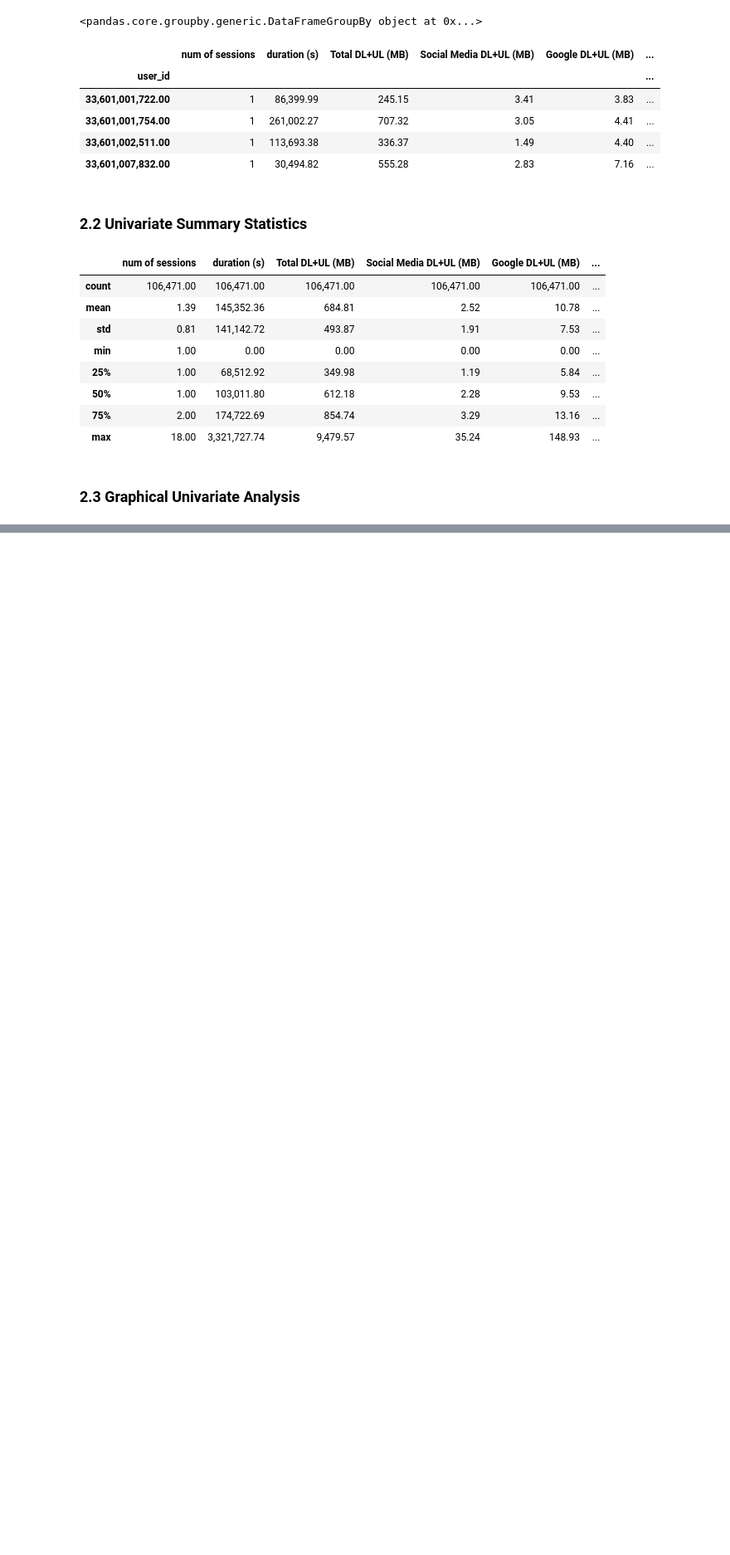
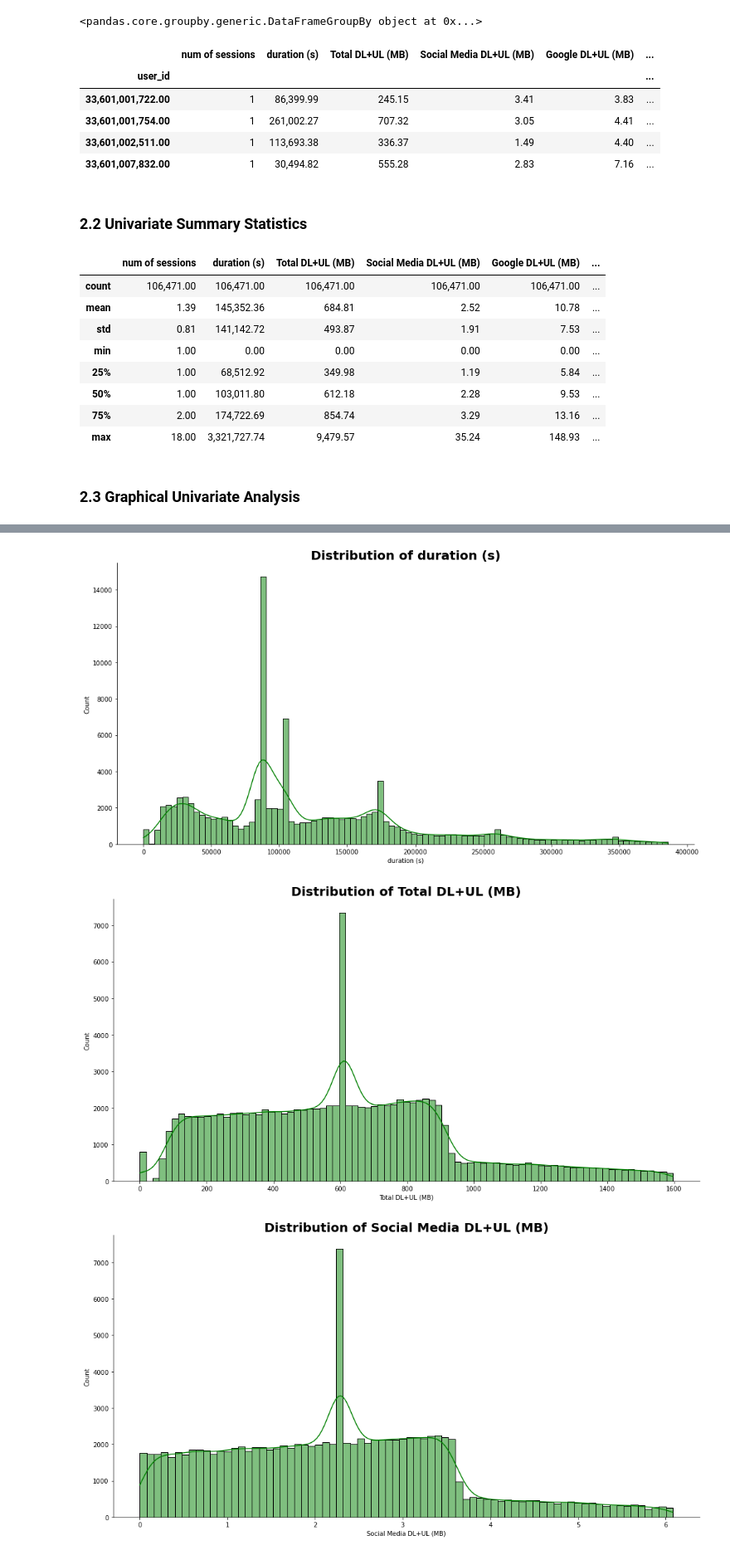
Before and after one commit to emtinanseo/10academy_week1_challenge, a Jupyter notebook: notebooks/user_overview_analysis.ipynb, the cells around one changed output, grey strips where cells are left out. Shown at 83% size. Drawn from its saved outputs; the diff is of its cells as text; code cells hidden in the pictures; blank space fills up the shorter version.

```diff
--- a/notebooks/user_overview_analysis.ipynb
+++ b/notebooks/user_overview_analysis.ipynb
@@ -347,0 +368,12 @@ user.describe()
+# %%
+# We see that all columns have outliers that need to be fixed
+
+for col in remaining_cols:
+    user[col] = clean.fix_outlier(user, col)
+# %%
+for col in remaining_cols:
+    plot.plot_hist(user, col, 'green', "../data/distribution_of_{}.jpg".format(col))
+# %% [output]
+[figure, added]
+[figure, added]
+[figure, added]
```
Also changed, not shown: parts of 18 cells of this notebook, 1 other file.
